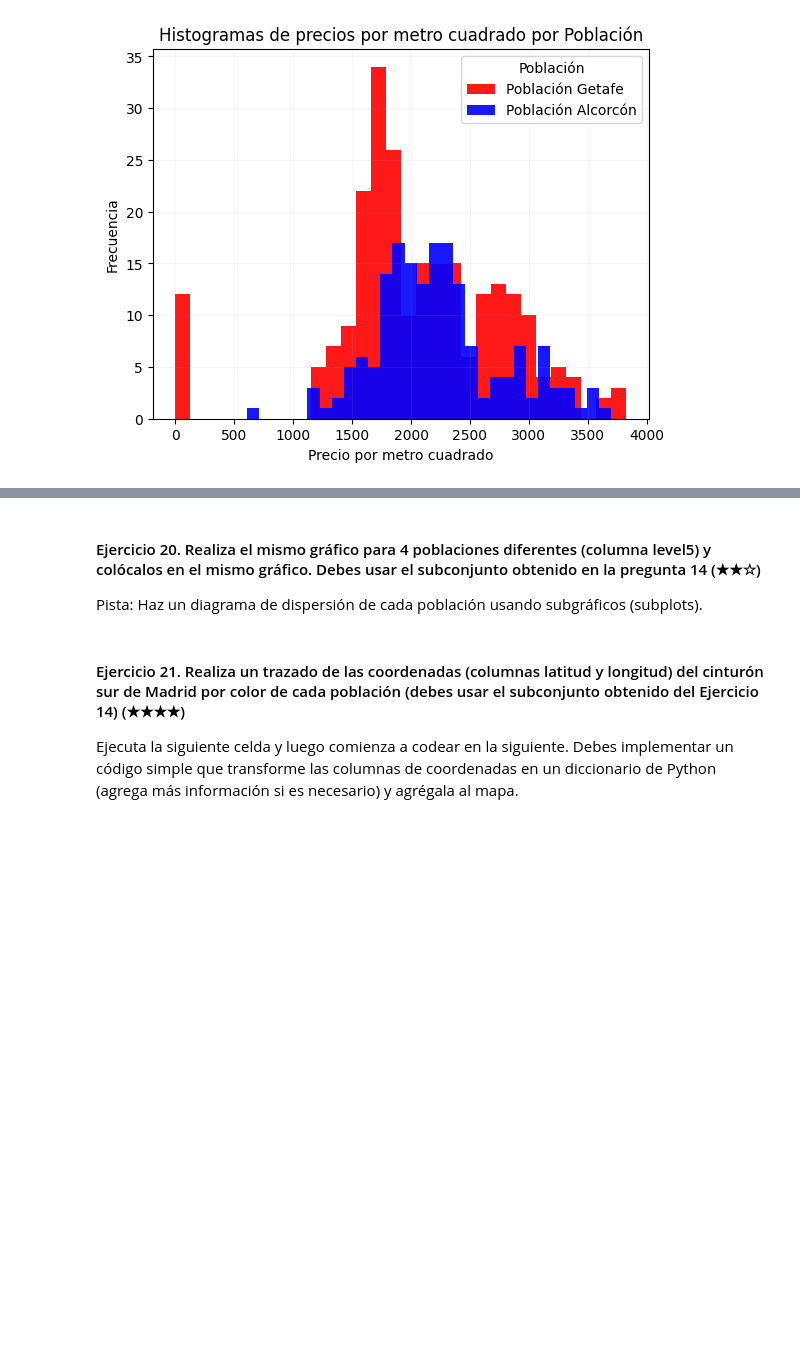
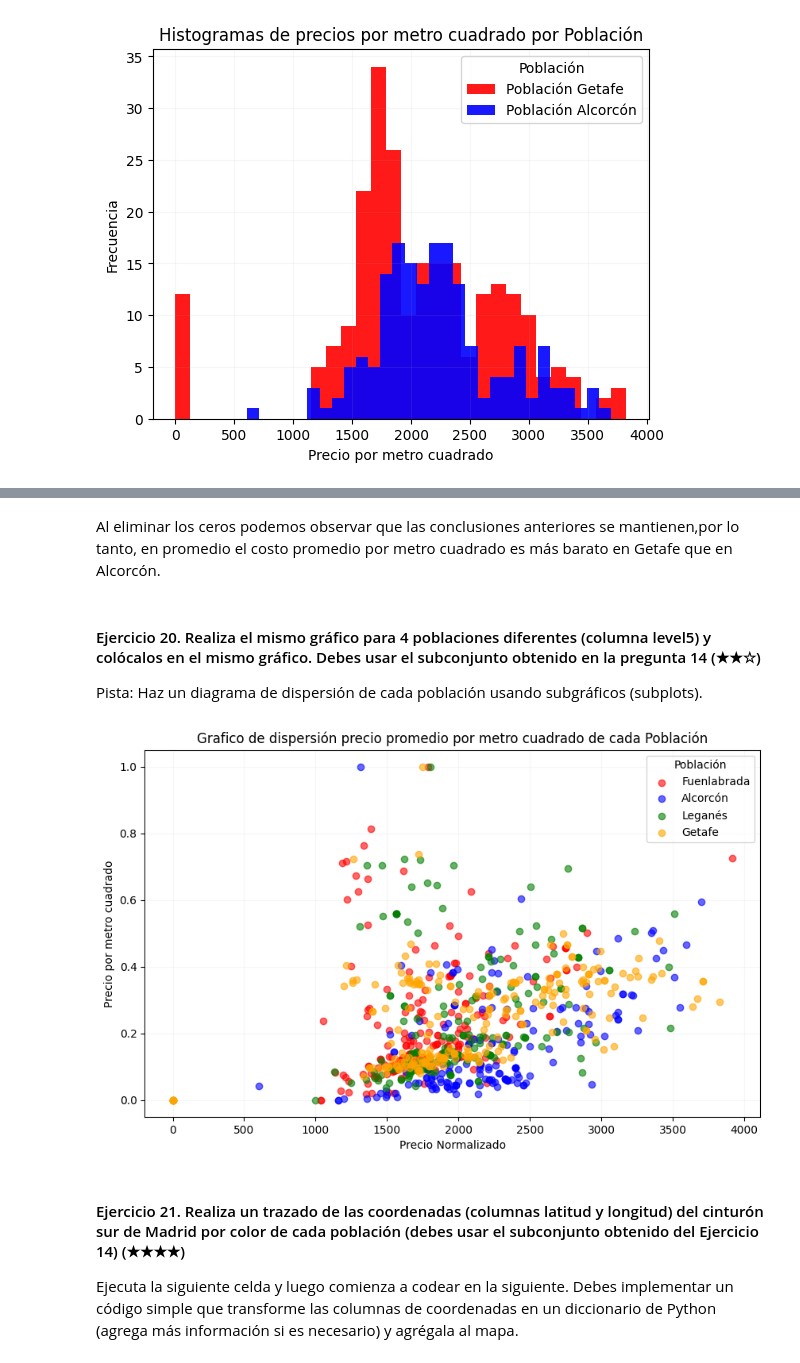
Before and after one commit to diegomacaya/realestate-datacleanup-exercise, a Jupyter notebook: project.es.ipynb, the cells around one changed output, grey strips where cells are left out. Drawn from its saved outputs; the diff is of its cells as text; code cells hidden in the pictures; blank space fills up the shorter version.

```diff
--- a/project.es.ipynb
+++ b/project.es.ipynb
@@ -444,8 +486,37 @@ plt.show()
+# %% [markdown]
+Al eliminar los ceros podemos observar que las conclusiones anteriores se mantienen,por lo tanto, en promedio el costo promedio por metro cuadrado es más barato en Getafe que en Alcorcón.
 # %% [markdown]
 #### Ejercicio 20. Realiza el mismo gráfico para 4 poblaciones diferentes (columna level5) y colócalos en el mismo gráfico. Debes usar el subconjunto obtenido en la pregunta 14 (★★☆)
 Pista: Haz un diagrama de dispersión de cada población usando subgráficos (subplots).
 # %%
-# TODO
+cinturon_sur
+level5_cs = cinturon_sur[['level5','price','pps']].copy()
+level5_cs['precio_norm'] = level5_cs.groupby('level5')['price'].transform(lambda x: (x - x.min()) / (x.max() - x.min()))
+
+#level5_cs
+
+# Crear histograma para cada población
+plt.figure(figsize=(10, 6))
+
+# Colores y etiquetas por población
+colores = ['red', 'blue', 'green', 'orange']
+poblaciones = level5_cs['level5'].unique()
+
+for i, poblacion in enumerate(poblaciones):
+    subset = level5_cs[level5_cs['level5'] == poblacion]
+    plt.scatter(subset["pps"], subset["precio_norm"], color=colores[i], alpha=0.6, label=poblacion)
+
+# Personalizar el gráfico
+plt.title('Grafico de dispersión precio promedio por metro cuadrado de cada Población')
+plt.xlabel('Precio Normalizado')
+plt.ylabel('Precio por metro cuadrado')
+plt.legend(title="Población")
+plt.grid(alpha=0.1)
+
+# Mostrar el gráfico
+plt.show()
+# %% [output]
+[figure, added]
 # %% [markdown]
 #### Ejercicio 21. Realiza un trazado de las coordenadas (columnas latitud y longitud) del cinturón sur de Madrid por color de cada población (debes usar el subconjunto obtenido del Ejercicio 14) (★★★★)
 
```
Also changed, not shown: parts of 4 cells of this notebook.
